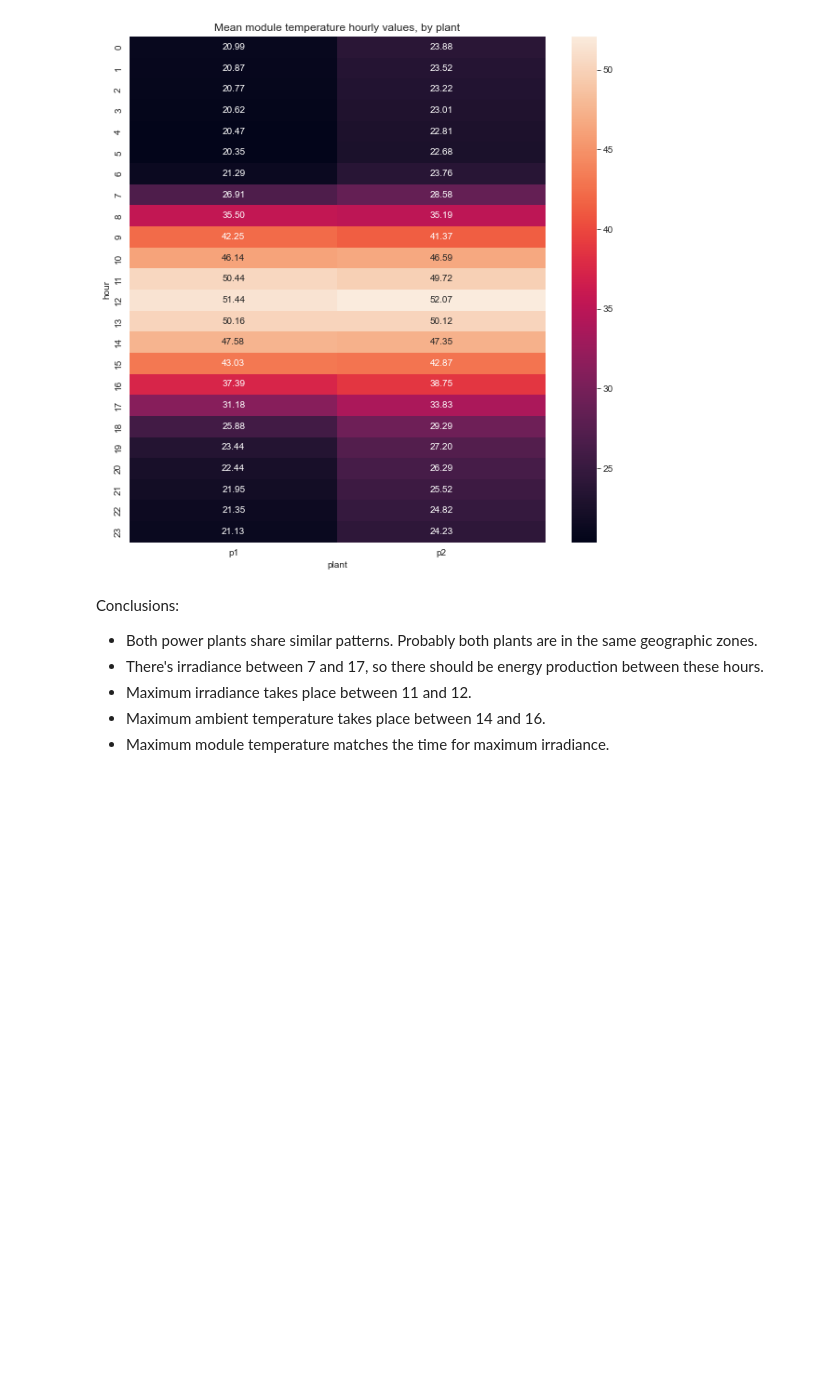
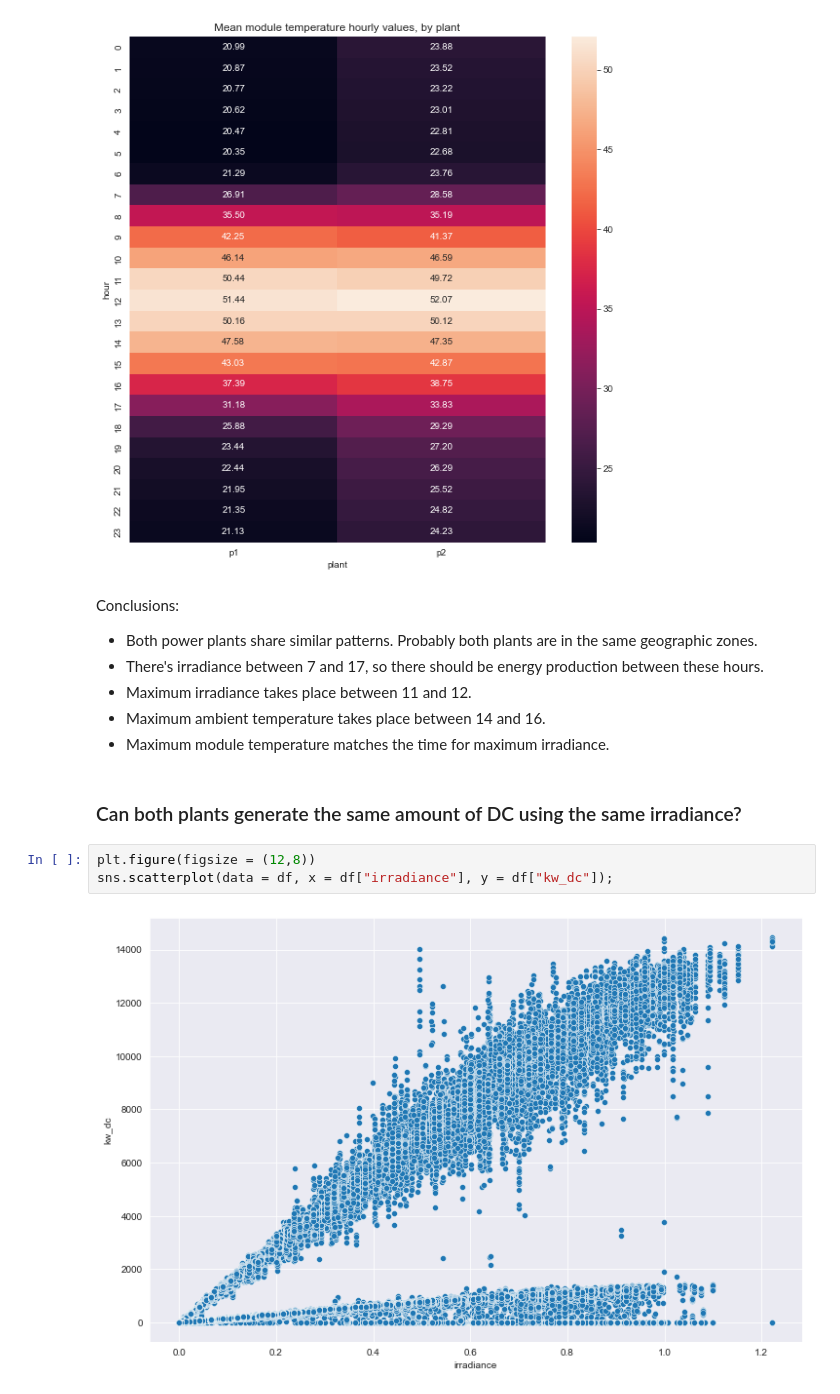
Before and after one commit to luis-cj/data-science-solar-power-plant, a Jupyter notebook: solar_power_plant_part_3.ipynb, the cells around one changed output. Cells and saved outputs as stored; diff of their text form; blank space fills up the shorter version.

Commit message:
added irradiance kw_day scatterplots

```diff
--- a/solar_power_plant_part_3.ipynb
+++ b/solar_power_plant_part_3.ipynb
@@ -232,3 +232,10 @@ Conclusions:
 - Maximum irradiance takes place between 11 and 12.
 - Maximum ambient temperature takes place between 14 and 16.
 - Maximum module temperature matches the time for maximum irradiance.
+# %% [markdown]
+### Can both plants generate the same amount of DC using the same irradiance?
+# %%
+plt.figure(figsize = (12,8))
+sns.scatterplot(data = df, x = df["irradiance"], y = df["kw_dc"]);
+# %% [output]
+[figure, added]
```
Also changed, not shown: parts of 5 cells of this notebook.
